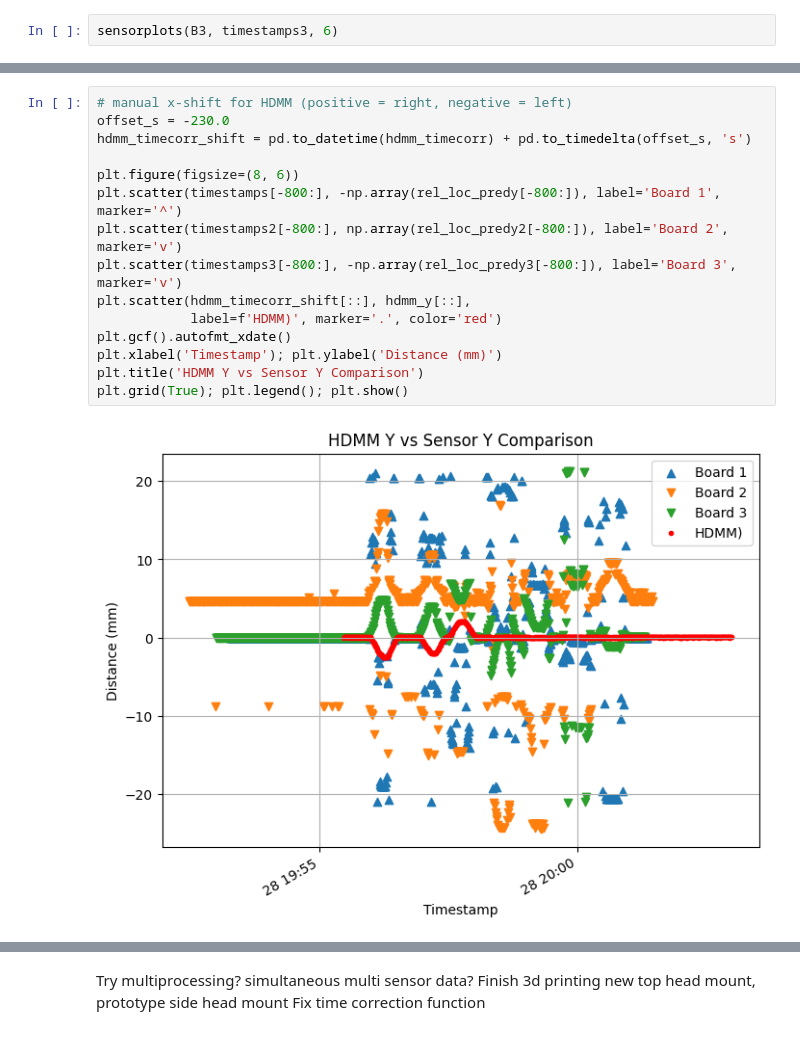
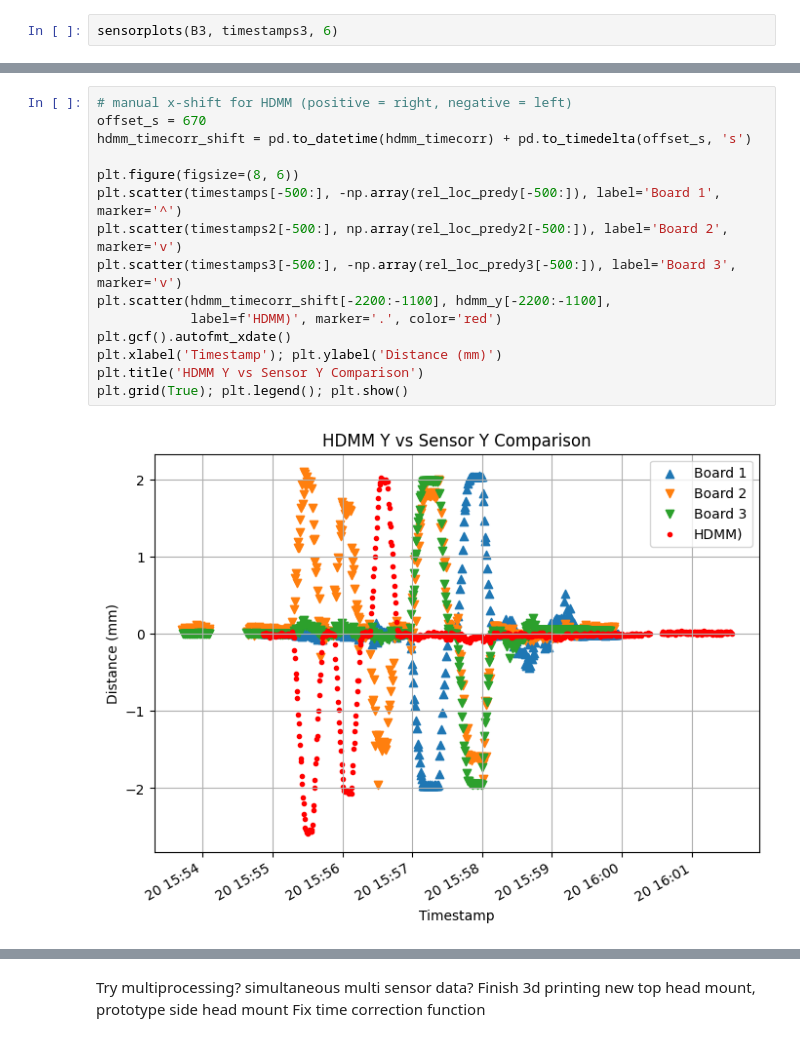
Before and after one commit to SpicedDill/magnetic-sensor-data, a Jupyter notebook: BN_Analysis/02202026_Multisensor_GK.ipynb, the cells around one changed output, grey strips where cells are left out. Saved outputs shown, nothing was run; the diff lists cells and outputs as text.

```diff
--- a/BN_Analysis/02202026_Multisensor_GK.ipynb
+++ b/BN_Analysis/02202026_Multisensor_GK.ipynb
@@ -753,19 +751,19 @@ plt.grid(True); plt.legend(); plt.show()
 # %%
 # manual x-shift for HDMM (positive = right, negative = left)
-offset_s = -230.0
+offset_s = 670
 hdmm_timecorr_shift = pd.to_datetime(hdmm_timecorr) + pd.to_timedelta(offset_s, 's')
 
 plt.figure(figsize=(8, 6))
-plt.scatter(timestamps[-800:], -np.array(rel_loc_predy[-800:]), label='Board 1', marker='^')
-plt.scatter(timestamps2[-800:], np.array(rel_loc_predy2[-800:]), label='Board 2', marker='v')
-plt.scatter(timestamps3[-800:], -np.array(rel_loc_predy3[-800:]), label='Board 3', marker='v')
-plt.scatter(hdmm_timecorr_shift[::], hdmm_y[::],
+plt.scatter(timestamps[-500:], -np.array(rel_loc_predy[-500:]), label='Board 1', marker='^')
+plt.scatter(timestamps2[-500:], np.array(rel_loc_predy2[-500:]), label='Board 2', marker='v')
+plt.scatter(timestamps3[-500:], -np.array(rel_loc_predy3[-500:]), label='Board 3', marker='v')
+plt.scatter(hdmm_timecorr_shift[-2200:-1100], hdmm_y[-2200:-1100],
             label=f'HDMM)', marker='.', color='red')
 plt.gcf().autofmt_xdate()
 plt.xlabel('Timestamp'); plt.ylabel('Distance (mm)')
 plt.title('HDMM Y vs Sensor Y Comparison')
 plt.grid(True); plt.legend(); plt.show()
 # %% [output]
-[figure, old version]
+[figure, new version]
 # %%
 # Plotting
```
Also changed, not shown: parts of 12 cells of this notebook.
